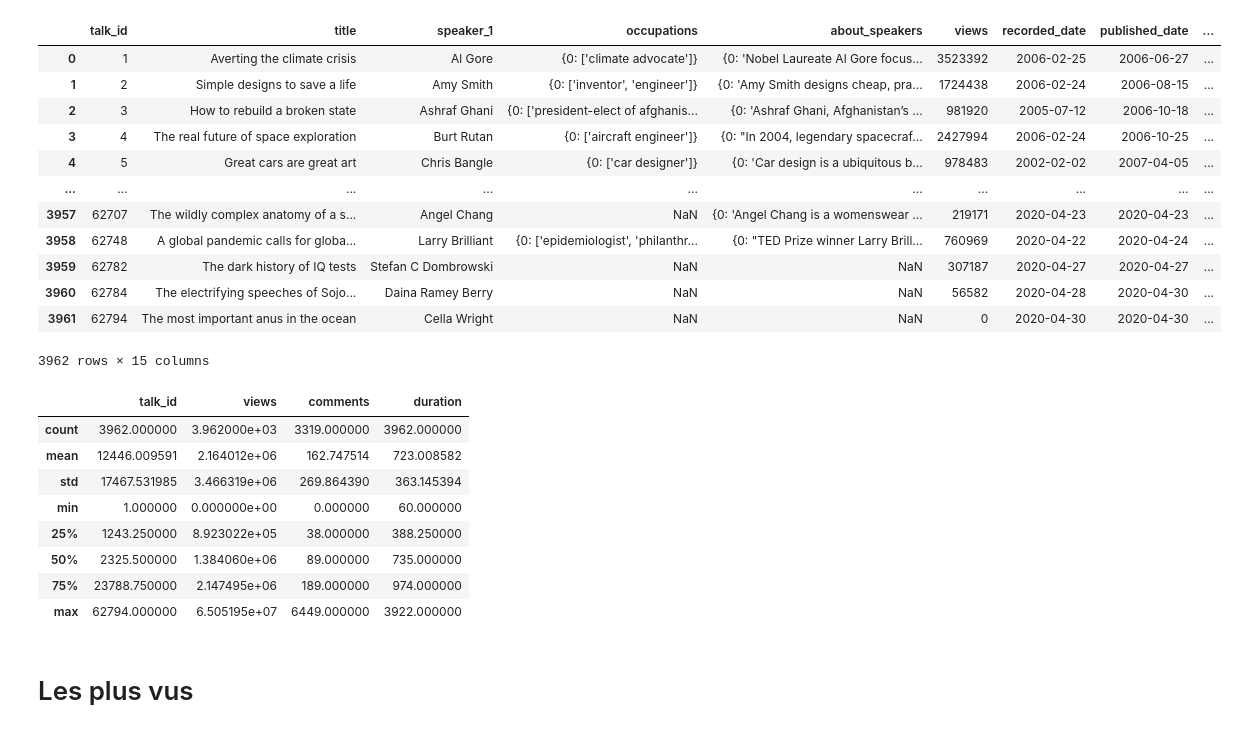
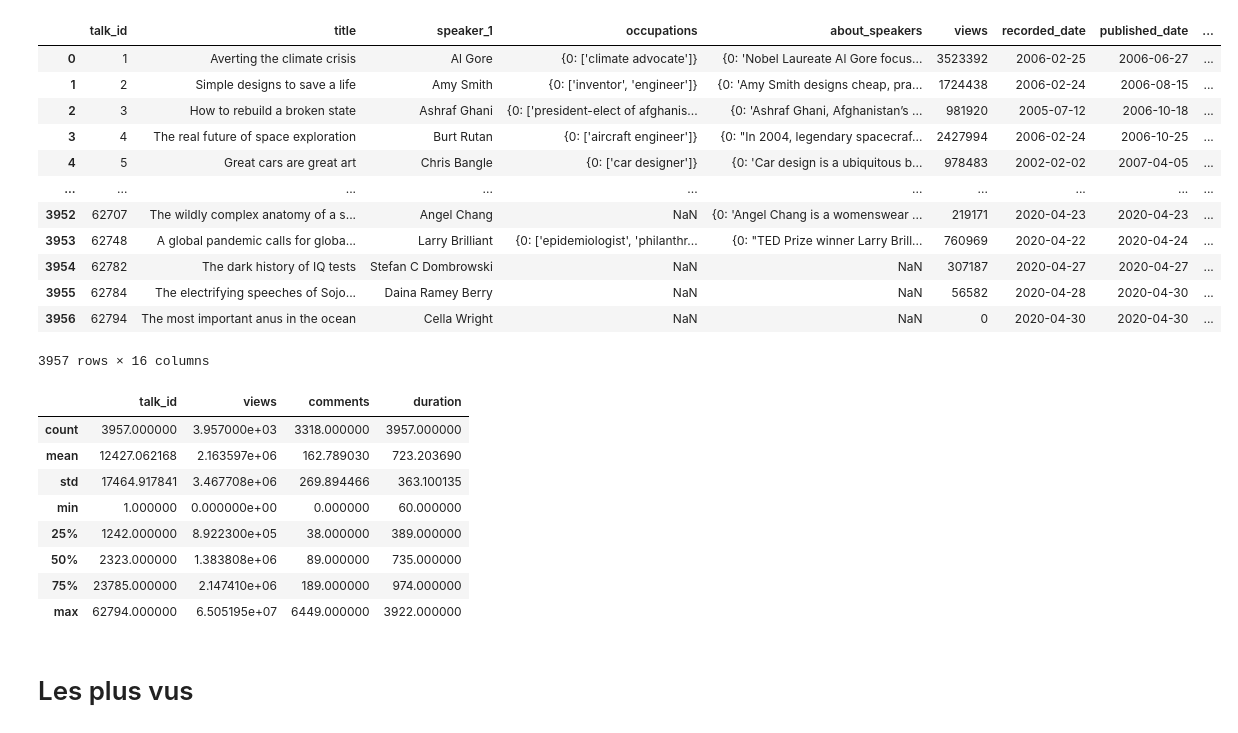
Before and after one commit to VictorTaillieu/TED-talks-analysis, a Jupyter notebook: notebooks/exploration.ipynb, the cells around one changed output. Saved outputs shown, nothing was run; the diff lists cells and outputs as text; code cells hidden in the pictures.

Commit message:
Update input data in exploration notebook

```diff
--- a/notebooks/exploration.ipynb
+++ b/notebooks/exploration.ipynb
@@ -10,33 +10,33 @@ save = False
 # sns.set(font_scale=1.8)
 # save = True
 # %%
-ted_talks = pd.read_csv("../data/ted_talks_agg.csv")
+ted_talks = pd.read_csv("../data/ted_talks_selected.csv")
 ted_talks
 # %% [output]
 |  | talk_id | title | speaker_1 | occupations | about_speakers | views | recorded_date | published_date | ... |
 | 0 | 1 | Averting the climate crisis | Al Gore | {0: ['climate advocate']} | {0: 'Nobel Laureate Al Gore focus... | 3523392 | 2006-02-25 | 2006-06-27 | ... |
 | 1 | 2 | Simple designs to save a life | Amy Smith | {0: ['inventor', 'engineer']} | {0: 'Amy Smith designs cheap, pra... | 1724438 | 2006-02-24 | 2006-08-15 | ... |
 | 2 | 3 | How to rebuild a broken state | Ashraf Ghani | {0: ['president-elect of afghanis... | {0: 'Ashraf Ghani, Afghanistan’s ... | 981920 | 2005-07-12 | 2006-10-18 | ... |
 | 3 | 4 | The real future of space exploration | Burt Rutan | {0: ['aircraft engineer']} | {0: "In 2004, legendary spacecraf... | 2427994 | 2006-02-24 | 2006-10-25 | ... |
 | 4 | 5 | Great cars are great art | Chris Bangle | {0: ['car designer']} | {0: 'Car design is a ubiquitous b... | 978483 | 2002-02-02 | 2007-04-05 | ... |
 | ... | ... | ... | ... | ... | ... | ... | ... | ... | ... |
-| 3957 | 62707 | The wildly complex anatomy of a s... | Angel Chang | NaN | {0: 'Angel Chang is a womenswear ... | 219171 | 2020-04-23 | 2020-04-23 | ... |
-| 3958 | 62748 | A global pandemic calls for globa... | Larry Brilliant | {0: ['epidemiologist', 'philanthr... | {0: "TED Prize winner Larry Brill... | 760969 | 2020-04-22 | 2020-04-24 | ... |
-| 3959 | 62782 | The dark history of IQ tests | Stefan C Dombrowski | NaN | NaN | 307187 | 2020-04-27 | 2020-04-27 | ... |
-| 3960 | 62784 | The electrifying speeches of Sojo... | Daina Ramey Berry | NaN | NaN | 56582 | 2020-04-28 | 2020-04-30 | ... |
-| 3961 | 62794 | The most important anus in the ocean | Cella Wright | NaN | NaN | 0 | 2020-04-30 | 2020-04-30 | ... |
+| 3952 | 62707 | The wildly complex anatomy of a s... | Angel Chang | NaN | {0: 'Angel Chang is a womenswear ... | 219171 | 2020-04-23 | 2020-04-23 | ... |
+| 3953 | 62748 | A global pandemic calls for globa... | Larry Brilliant | {0: ['epidemiologist', 'philanthr... | {0: "TED Prize winner Larry Brill... | 760969 | 2020-04-22 | 2020-04-24 | ... |
+| 3954 | 62782 | The dark history of IQ tests | Stefan C Dombrowski | NaN | NaN | 307187 | 2020-04-27 | 2020-04-27 | ... |
+| 3955 | 62784 | The electrifying speeches of Sojo... | Daina Ramey Berry | NaN | NaN | 56582 | 2020-04-28 | 2020-04-30 | ... |
+| 3956 | 62794 | The most important anus in the ocean | Cella Wright | NaN | NaN | 0 | 2020-04-30 | 2020-04-30 | ... |
-3962 rows × 15 columns
+3957 rows × 16 columns
 # %%
 ted_talks.describe()
 # %% [output]
 |  | talk_id | views | comments | duration |
-| count | 3962.000000 | 3.962000e+03 | 3319.000000 | 3962.000000 |
-| mean | 12446.009591 | 2.164012e+06 | 162.747514 | 723.008582 |
-| std | 17467.531985 | 3.466319e+06 | 269.864390 | 363.145394 |
+| count | 3957.000000 | 3.957000e+03 | 3318.000000 | 3957.000000 |
+| mean | 12427.062168 | 2.163597e+06 | 162.789030 | 723.203690 |
+| std | 17464.917841 | 3.467708e+06 | 269.894466 | 363.100135 |
 | min | 1.000000 | 0.000000e+00 | 0.000000 | 60.000000 |
-| 25% | 1243.250000 | 8.923022e+05 | 38.000000 | 388.250000 |
-| 50% | 2325.500000 | 1.384060e+06 | 89.000000 | 735.000000 |
-| 75% | 23788.750000 | 2.147495e+06 | 189.000000 | 974.000000 |
+| 25% | 1242.000000 | 8.922300e+05 | 38.000000 | 389.000000 |
+| 50% | 2323.000000 | 1.383808e+06 | 89.000000 | 735.000000 |
+| 75% | 23785.000000 | 2.147410e+06 | 189.000000 | 974.000000 |
 | max | 62794.000000 | 6.505195e+07 | 6449.000000 | 3922.000000 |
 # %% [markdown]
 # Les plus vus
```
Also changed, not shown: parts of 4 cells of this notebook.
